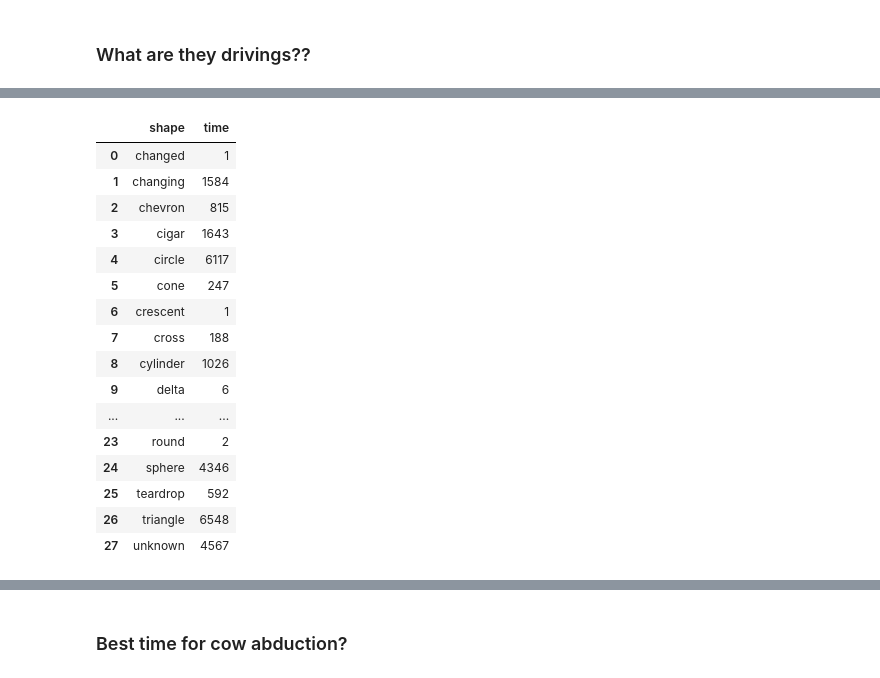
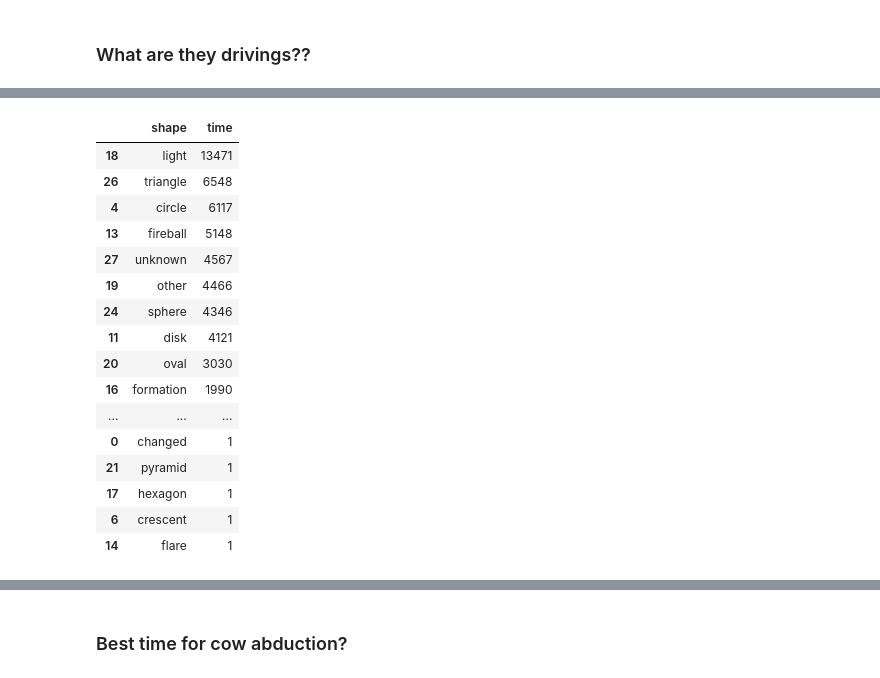
Before and after one commit to NoahLeVoir/UMN-DVA-Project-1-Team-7, a Jupyter notebook: Aliens_Analysis.ipynb, the cells around one changed output, grey strips where cells are left out. Drawn from its saved outputs; the diff is of its cells as text; code cells hidden in the pictures.

```diff
--- a/Aliens_Analysis.ipynb
+++ b/Aliens_Analysis.ipynb
@@ -333,9 +317,13 @@ These are the 5 Washington cities with most sightings:
 # Configure gmaps
 gmaps.configure(api_key = g_key)
 
-# Use the lat and lng columns as the locations variable
-locations = us_ufo_data[["Latitude", "Longitude"]]
+# Use the latitude and longitude columns as the locations variable
+locations = us_ufo_data[["latitude", "longitude "]]
 
-# Use the state visits as the weight variable
+# Use the state visits as the weight variable???
+
+
 # MIGHT HAVE TO MAKE A NEW ONE FOR CITY COUNTS IDK??
-state_visits
+us_ufo_data["visits"] = 5
+us_ufo_data
+#locations.count()
@@ -362,30 +380,33 @@ fig
 # %%
 # We will look at the shapes recorded for each sighting to determine what the aliens are driving?
 alien_cars = us_ufo_data.groupby("shape")
 alien_cars
 
 # Get the count of each time there was a sighting
 shape_count = alien_cars.count()["time"]
 shape_count
 
 # Reset the index
 alien_fav_whip = shape_count.reset_index()
 alien_fav_whip
+
+alien_fav_whip = alien_fav_whip.sort_values(["time"], ascending = False)
+alien_fav_whip
 # %% [output]
 |  | shape | time |
+| 18 | light | 13471 |
+| 26 | triangle | 6548 |
+| 4 | circle | 6117 |
+| 13 | fireball | 5148 |
+| 27 | unknown | 4567 |
+| 19 | other | 4466 |
+| 24 | sphere | 4346 |
+| 11 | disk | 4121 |
+| 20 | oval | 3030 |
+| 16 | formation | 1990 |
+| ... | ... | ... |
 | 0 | changed | 1 |
-| 1 | changing | 1584 |
-| 2 | chevron | 815 |
-| 3 | cigar | 1643 |
-| 4 | circle | 6117 |
-| 5 | cone | 247 |
+| 21 | pyramid | 1 |
+| 17 | hexagon | 1 |
 | 6 | crescent | 1 |
-| 7 | cross | 188 |
-| 8 | cylinder | 1026 |
-| 9 | delta | 6 |
-| ... | ... | ... |
-| 23 | round | 2 |
-| 24 | sphere | 4346 |
-| 25 | teardrop | 592 |
-| 26 | triangle | 6548 |
-| 27 | unknown | 4567 |
+| 14 | flare | 1 |
```
Also changed, not shown: parts of 22 cells of this notebook, 5 other files.
